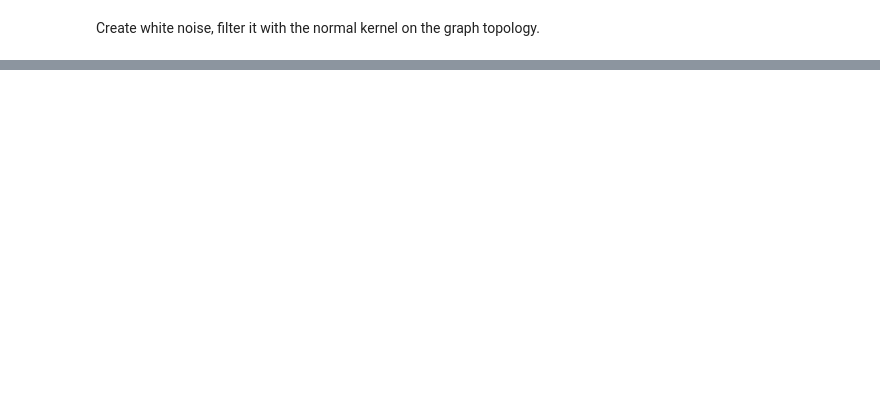
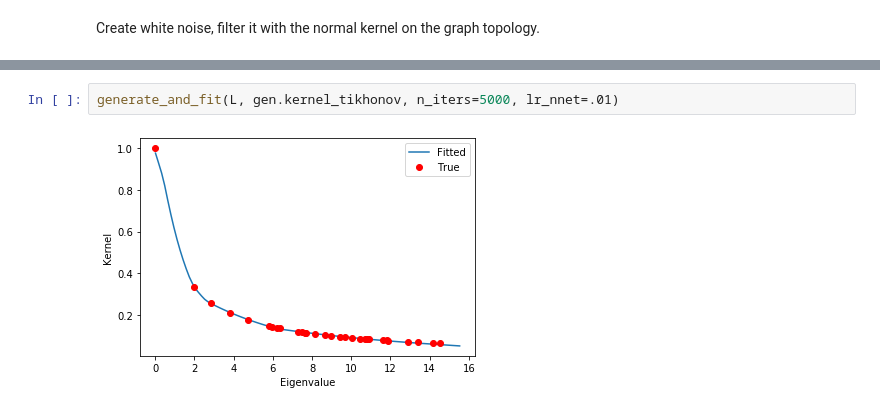
Before and after one commit to mattminder/FiGLearn, a Jupyter notebook: filter_learning.ipynb, the cells around one changed output, grey strips where cells are left out. Drawn from its saved outputs; the diff is of its cells as text; blank space fills up the shorter version.

```diff
--- a/filter_learning.ipynb
+++ b/filter_learning.ipynb
@@ -65,0 +91,4 @@ generate_and_fit(L, gen.kernel_heat)
+# %%
+generate_and_fit(L, gen.kernel_tikhonov, n_iters=5000, lr_nnet=.01)
+# %% [output]
+[figure, added]
```
Also changed, not shown: parts of 18 cells of this notebook, 2 other files.
